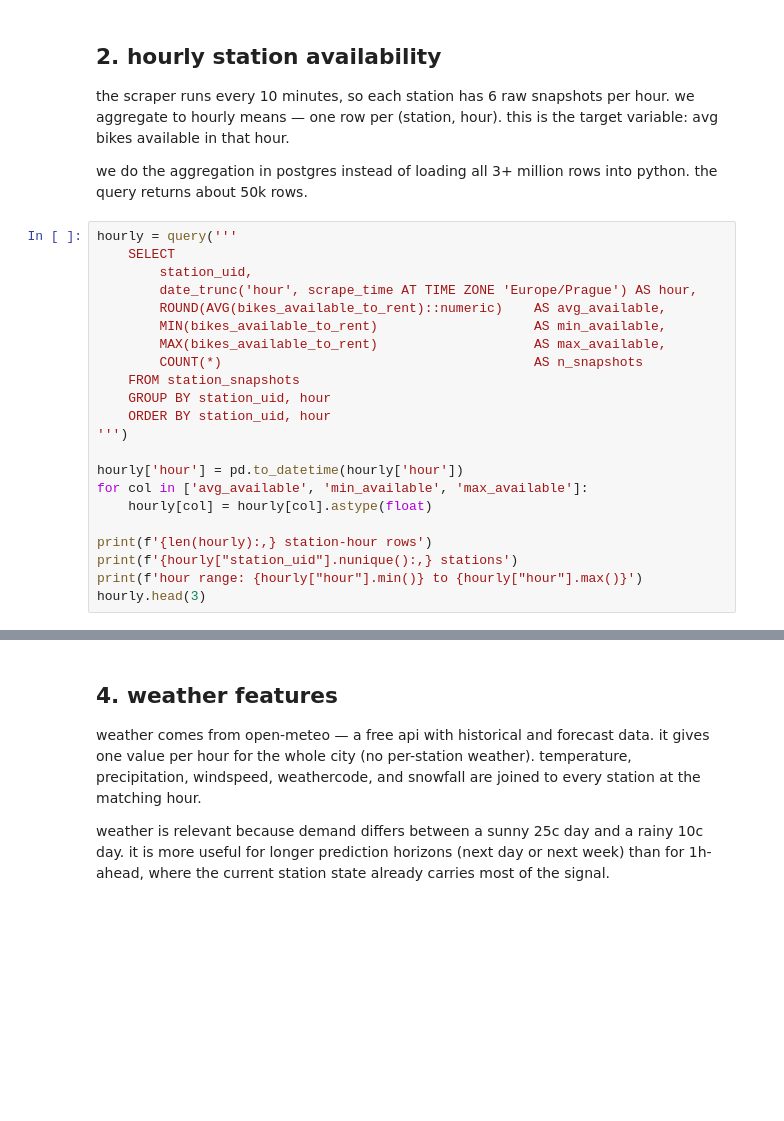
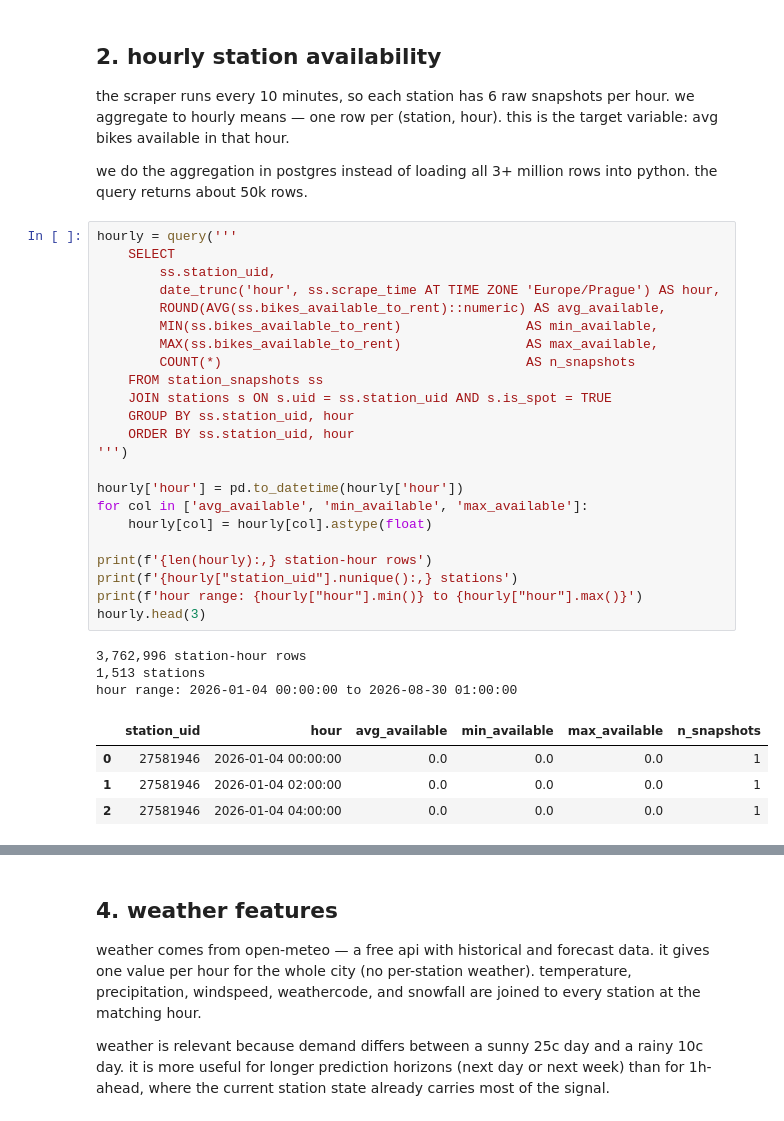
Before and after one commit to vinechai/nextbike, a Jupyter notebook: notebooks/02_features.ipynb, the cells around one changed output, grey strips where cells are left out. Cells and saved outputs as stored; diff of their text form; blank space fills up the shorter version.

```diff
--- a/notebooks/02_features.ipynb
+++ b/notebooks/02_features.ipynb
@@ -104,22 +157,31 @@ we do the aggregation in postgres instead of loading all 3+ million rows into py
 # %%
 hourly = query('''
     SELECT
-        station_uid,
-        date_trunc('hour', scrape_time AT TIME ZONE 'Europe/Prague') AS hour,
-        ROUND(AVG(bikes_available_to_rent)::numeric)    AS avg_available,
-        MIN(bikes_available_to_rent)                    AS min_available,
-        MAX(bikes_available_to_rent)                    AS max_available,
-        COUNT(*)                                        AS n_snapshots
-    FROM station_snapshots
-    GROUP BY station_uid, hour
-    ORDER BY station_uid, hour
+        ss.station_uid,
+        date_trunc('hour', ss.scrape_time AT TIME ZONE 'Europe/Prague') AS hour,
+        ROUND(AVG(ss.bikes_available_to_rent)::numeric) AS avg_available,
+        MIN(ss.bikes_available_to_rent)                AS min_available,
+        MAX(ss.bikes_available_to_rent)                AS max_available,
+        COUNT(*)                                       AS n_snapshots
+    FROM station_snapshots ss
+    JOIN stations s ON s.uid = ss.station_uid AND s.is_spot = TRUE
+    GROUP BY ss.station_uid, hour
+    ORDER BY ss.station_uid, hour
 ''')
 
 hourly['hour'] = pd.to_datetime(hourly['hour'])
 for col in ['avg_available', 'min_available', 'max_available']:
     hourly[col] = hourly[col].astype(float)
 
 print(f'{len(hourly):,} station-hour rows')
 print(f'{hourly["station_uid"].nunique():,} stations')
 print(f'hour range: {hourly["hour"].min()} to {hourly["hour"].max()}')
 hourly.head(3)
+# %% [output]
+3,762,996 station-hour rows
+1,513 stations
+hour range: 2026-01-04 00:00:00 to 2026-08-30 01:00:00
+|  | station_uid | hour | avg_available | min_available | max_available | n_snapshots |
+| 0 | 27581946 | 2026-01-04 00:00:00 | 0.0 | 0.0 | 0.0 | 1 |
+| 1 | 27581946 | 2026-01-04 02:00:00 | 0.0 | 0.0 | 0.0 | 1 |
+| 2 | 27581946 | 2026-01-04 04:00:00 | 0.0 | 0.0 | 0.0 | 1 |
```
Also changed, not shown: parts of 17 cells of this notebook, 7 other files.
